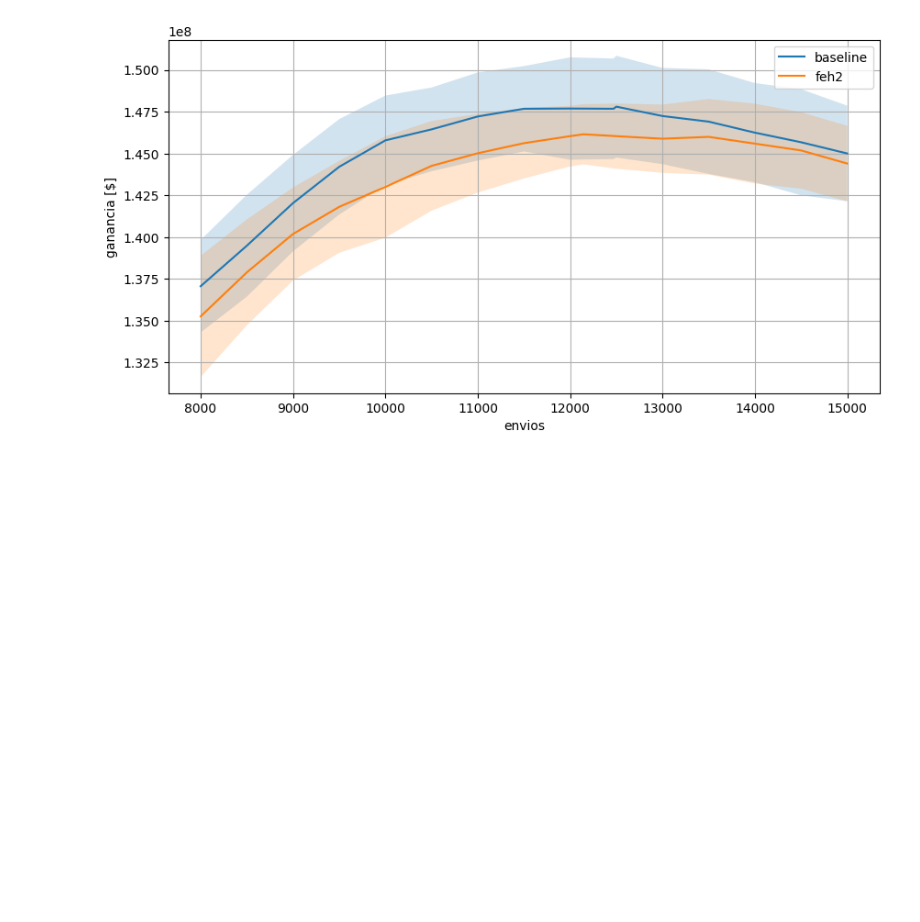
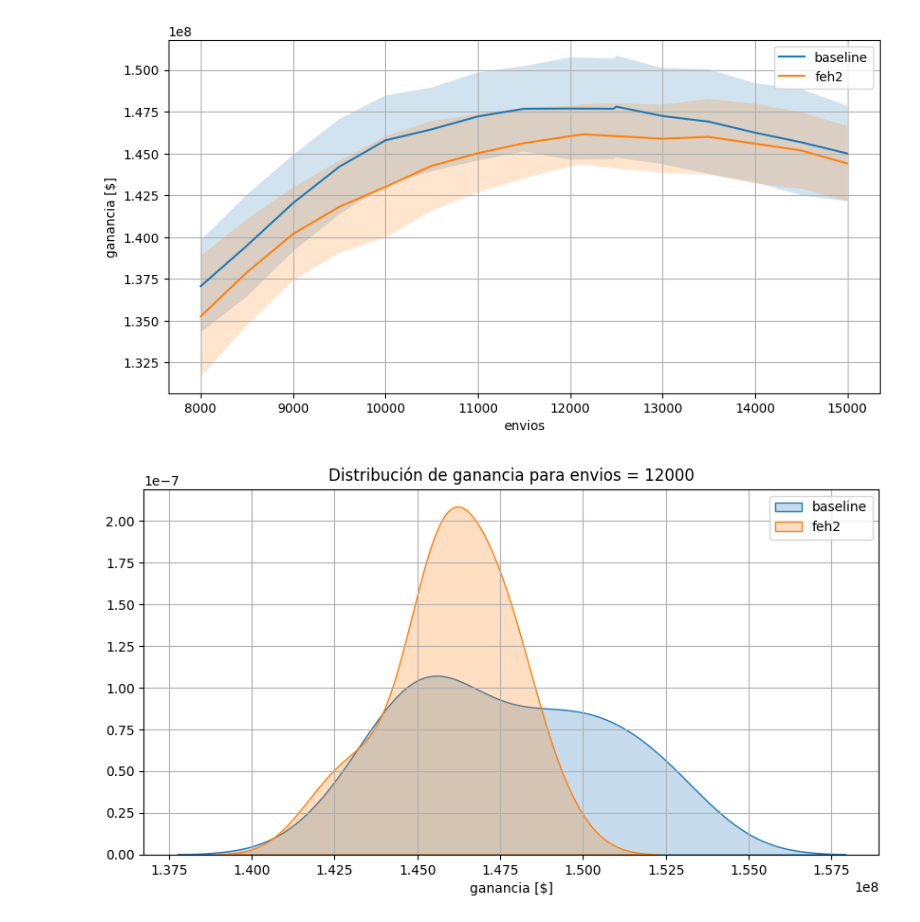
Before and after one commit to bettachini/dmeyf2023, a Jupyter notebook: experimentos/graph.ipynb, the cells around one changed output. Cells and saved outputs as stored; diff of their text form; code cells hidden in the pictures; blank space fills up the shorter version.

Commit message:
graph

```diff
--- a/experimentos/graph.ipynb
+++ b/experimentos/graph.ipynb
@@ -27,3 +27,8 @@ ax.grid()
 plt.show()
 # %% [output]
 [figure]
+# %%
+# all data with envios = 12000 in baseline
+envios_max = 12000
+baseline_ganancia_max = baseline_df[baseline_df['envios'] == envios_max]['ganancia']
+feh2_ganancia_max = feh2_df[feh2_df['envios'] == envios_max]['ganancia']
@@ -29,0 +37,14 @@ plt.show()
+# %%
+# the same as above but using seaborn and filling the area between the lines
+
+fig, ax = plt.subplots(figsize=(10, 5))
+sns.kdeplot(baseline_ganancia_max, fill = True, label='baseline', ax=ax)
+sns.kdeplot(feh2_ganancia_max, fill = True, label='feh2', ax=ax)
+ax.set_title('Distribución de ganancia para envios = 12000')
+ax.set_xlabel('ganancia [$]')
+ax.set_ylabel('')
+ax.legend()
+ax.grid()
+plt.show()
+# %% [output]
+[figure, added]
```
Also changed, not shown: parts of 1 cell of this notebook, 1 other file.
